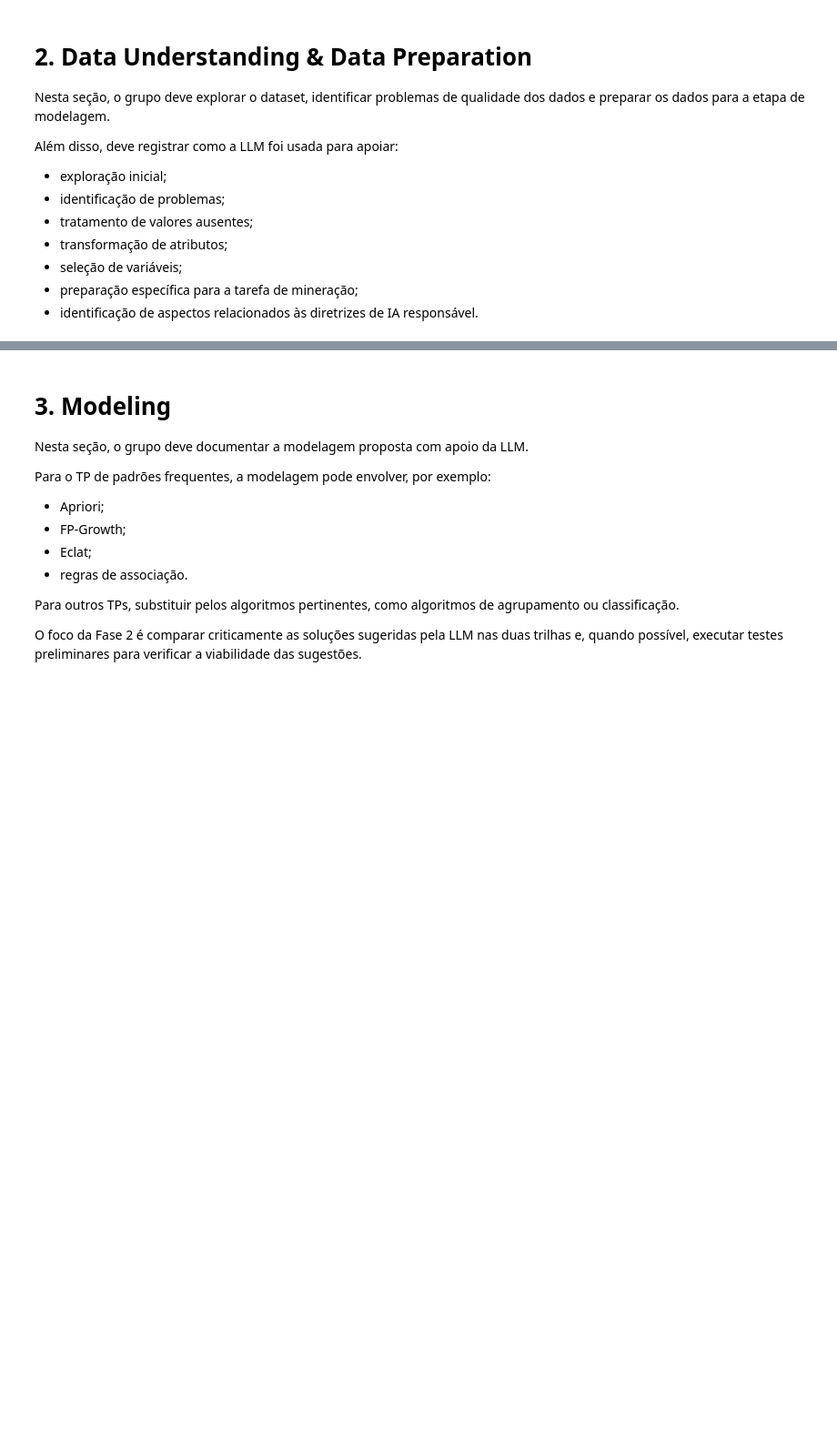
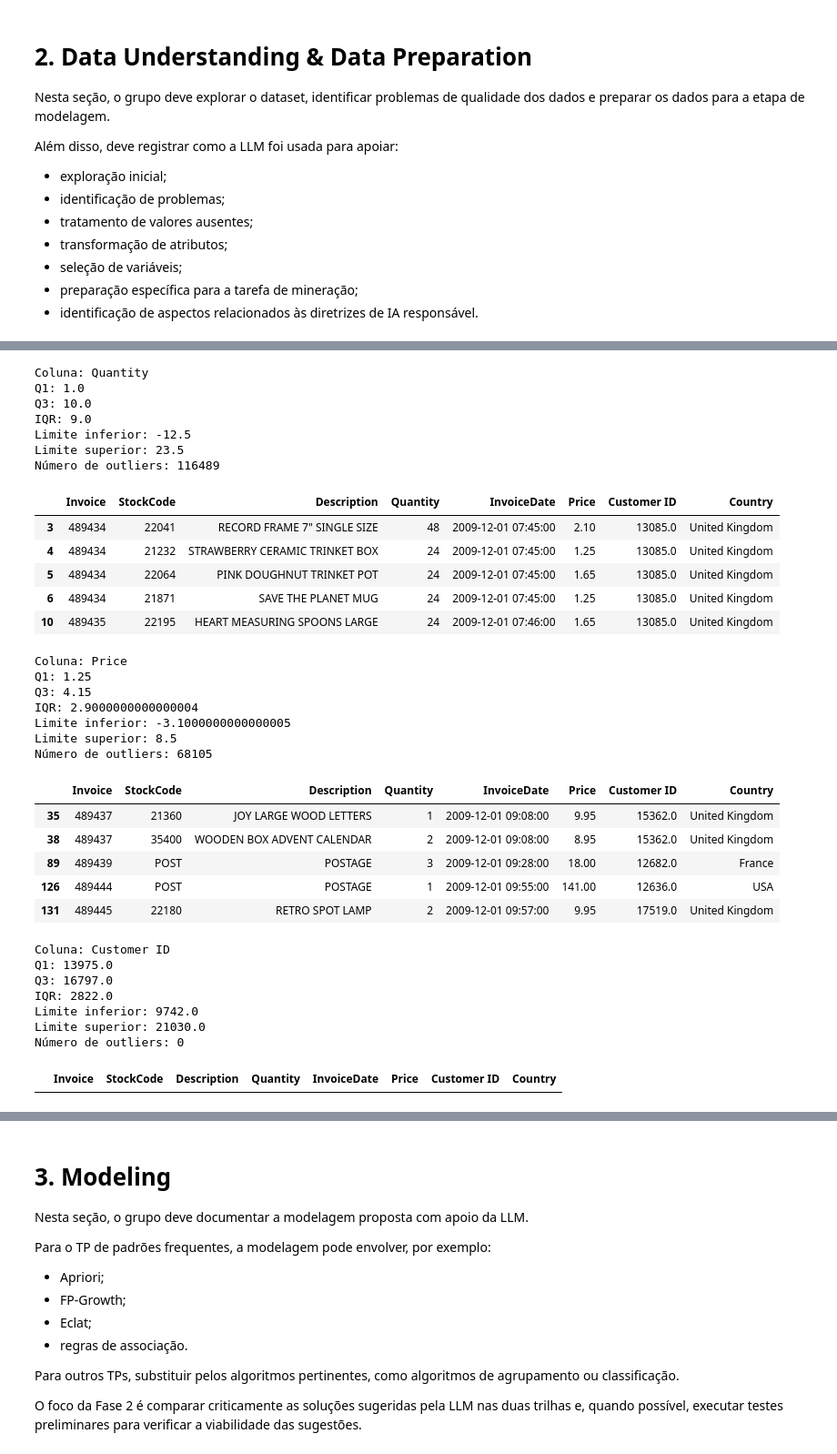
Before and after one commit to jg2alv/tp1-md, a Jupyter notebook: tp1/TP1_Fase2_Grupo13_Giordano.ipynb, the cells around one changed output, grey strips where cells are left out. Shown at 91% size. Saved outputs shown, nothing was run; the diff lists cells and outputs as text; code cells hidden in the pictures; blank space fills up the shorter version.

```diff
--- a/tp1/TP1_Fase2_Grupo13_Giordano.ipynb
+++ b/tp1/TP1_Fase2_Grupo13_Giordano.ipynb
@@ -479,32 +541,68 @@ A interpretação deve evitar apenas descrever o óbvio. Procure responder:
 # %%
 # Detecção simples de outliers em variáveis numéricas usando IQR
 # Esta função é um exemplo. O grupo deve avaliar se o critério faz sentido para cada atributo.
 
 def detectar_outliers_iqr(df: pd.DataFrame, coluna: str) -> pd.DataFrame:
     serie = df[coluna].dropna()
 
     q1 = serie.quantile(0.25)
     q3 = serie.quantile(0.75)
     iqr = q3 - q1
 
     limite_inferior = q1 - 1.5 * iqr
     limite_superior = q3 + 1.5 * iqr
 
     outliers = df[(df[coluna] < limite_inferior) | (df[coluna] > limite_superior)]
 
     print(f"Coluna: {coluna}")
     print(f"Q1: {q1}")
     print(f"Q3: {q3}")
     print(f"IQR: {iqr}")
     print(f"Limite inferior: {limite_inferior}")
     print(f"Limite superior: {limite_superior}")
     print(f"Número de outliers: {len(outliers)}")
 
     return outliers
 
 # Exemplo de uso:
-# outliers = detectar_outliers_iqr(df, "[COLUNA_NUMERICA]")
-# display(outliers.head())
+nums = ['Quantity', 'Price', 'Customer ID']
+for n in nums:
+    display(detectar_outliers_iqr(df, n).head())
+# %% [output]
+Coluna: Quantity
+Q1: 1.0
+Q3: 10.0
+IQR: 9.0
+Limite inferior: -12.5
+Limite superior: 23.5
+Número de outliers: 116489
+|  | Invoice | StockCode | Description | Quantity | InvoiceDate | Price | Customer ID | Country |
+| 3 | 489434 | 22041 | RECORD FRAME 7" SINGLE SIZE | 48 | 2009-12-01 07:45:00 | 2.10 | 13085.0 | United Kingdom |
+| 4 | 489434 | 21232 | STRAWBERRY CERAMIC TRINKET BOX | 24 | 2009-12-01 07:45:00 | 1.25 | 13085.0 | United Kingdom |
+| 5 | 489434 | 22064 | PINK DOUGHNUT TRINKET POT | 24 | 2009-12-01 07:45:00 | 1.65 | 13085.0 | United Kingdom |
+| 6 | 489434 | 21871 | SAVE THE PLANET MUG | 24 | 2009-12-01 07:45:00 | 1.25 | 13085.0 | United Kingdom |
+| 10 | 489435 | 22195 | HEART MEASURING SPOONS LARGE | 24 | 2009-12-01 07:46:00 | 1.65 | 13085.0 | United Kingdom |
+Coluna: Price
+Q1: 1.25
+Q3: 4.15
+IQR: 2.9000000000000004
+Limite inferior: -3.1000000000000005
+Limite superior: 8.5
+Número de outliers: 68105
+|  | Invoice | StockCode | Description | Quantity | InvoiceDate | Price | Customer ID | Country |
+| 35 | 489437 | 21360 | JOY LARGE WOOD LETTERS | 1 | 2009-12-01 09:08:00 | 9.95 | 15362.0 | United Kingdom |
+| 38 | 489437 | 35400 | WOODEN BOX ADVENT CALENDAR | 2 | 2009-12-01 09:08:00 | 8.95 | 15362.0 | United Kingdom |
+| 89 | 489439 | POST | POSTAGE | 3 | 2009-12-01 09:28:00 | 18.00 | 12682.0 | France |
+| 126 | 489444 | POST | POSTAGE | 1 | 2009-12-01 09:55:00 | 141.00 | 12636.0 | USA |
+| 131 | 489445 | 22180 | RETRO SPOT LAMP | 2 | 2009-12-01 09:57:00 | 9.95 | 17519.0 | United Kingdom |
+Coluna: Customer ID
+Q1: 13975.0
+Q3: 16797.0
+IQR: 2822.0
+Limite inferior: 9742.0
+Limite superior: 21030.0
+Número de outliers: 0
+|  | Invoice | StockCode | Description | Quantity | InvoiceDate | Price | Customer ID | Country |
 # %% [markdown]
 ## 2.3 Problemas de qualidade dos dados
 
```
Also changed, not shown: parts of 14 cells of this notebook, 1 other file.
